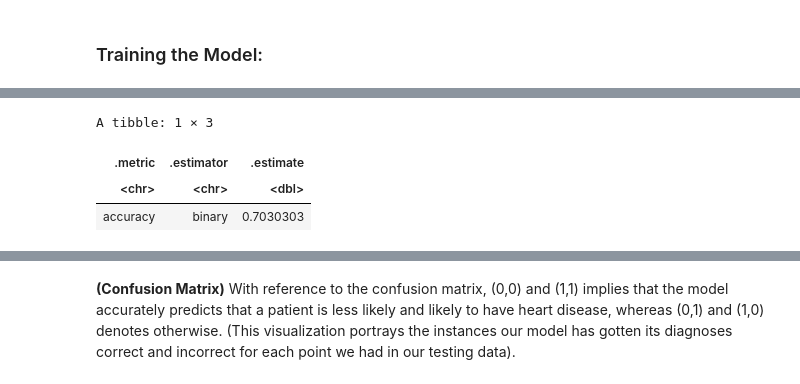
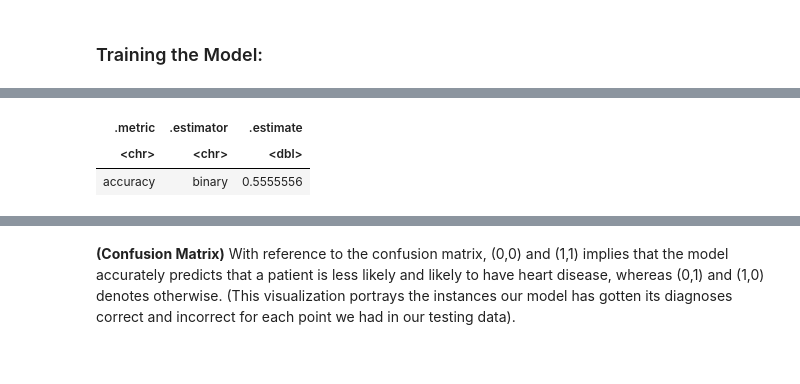
Before and after one commit to Yujinjen/group_project, a Jupyter notebook: DSCI_G36_Project_Submission.ipynb, the cells around one changed output, grey strips where cells are left out. Cells and saved outputs as stored; diff of their text form; code cells hidden in the pictures.

```diff
--- a/DSCI_G36_Project_Submission.ipynb
+++ b/DSCI_G36_Project_Submission.ipynb
@@ -280,0 +321,20 @@ Based on the correlation coefficients generated in Figure 1.2, all of the values
+# %%
+# all knn values
+set.seed(1234)
+
+knn_4 <- nearest_neighbor(weight_func = "rectangular", neighbors=4) %>%
+    set_engine("kknn") %>%
+    set_mode("classification")
+
+knn_8 <- nearest_neighbor(weight_func = "rectangular", neighbors=8) %>%
+    set_engine("kknn") %>%
+    set_mode("classification")
+
+knn_12 <- nearest_neighbor(weight_func = "rectangular", neighbors=12) %>%
+    set_engine("kknn") %>%
+    set_mode("classification")
+# knn_tune <- nearest_neighbor(weight_func = "rectangular", neighbors=tune()) %>%
+#   set_engine("kknn") %>%
+#   set_mode("classification")
+
+# grid_vals <- tibble(neighbors = seq(from = 1, to = 20))
@@ -281,27 +633,26 @@ Based on the correlation coefficients generated in Figure 1.2, all of the values
 # %%
-#this is for if we use UPSCALE
+set.seed(1234) #setting the seed to allow for reproducability
 
-knn_13 <- nearest_neighbor(weight_func = "rectangular", neighbors=13) %>%
-  set_engine("kknn") %>%
-  set_mode("classification")
-
-heart_disease_recipe_upscale <- recipe(diag ~ age + trestbps + thalach + chol + oldpeak, data = cleveland_training) %>%
+#recipe for final model, with upscaling and scaled variables
+final_recipe <- recipe(diag ~ age + trestbps + chol + thalach + oldpeak, data = cleveland_training) %>%
     step_upsample(diag, over_ratio = 1, skip = TRUE) %>%
     step_scale(all_predictors()) %>%
-    step_center(all_predictors()) %>%
-    prep()
+    step_center(all_predictors())
 
-knn_fit <- workflow() %>%
-     add_recipe(heart_disease_recipe_upscale) %>%
-     add_model(knn_13) %>%
-     fit(data = cleveland_training)
+#final workflow using training dataset, using knn model with k=4
+knn_fit_final <- workflow() %>%
+     add_recipe(final_recipe) %>%
+     add_model(knn_4) %>%
+     fit(data=cleveland_training)
 
-pred <- predict(knn_fit, cleveland_training) %>%
-    bind_cols(cleveland_training)
+#prediction table using testing data
+predict_final <- predict(knn_fit_final, cleveland_testing) %>%
+    bind_cols(cleveland_testing)
 
-accuracy <- pred %>%
-    metrics(truth = diag, estimate = .pred_class) %>%
-    filter(.metric == "accuracy")
+#prediction table using testing data
+accuracies_final <- predict_final %>%
+     metrics(truth = diag, estimate = .pred_class) %>%
+     filter(.metric == "accuracy")
 
-accuracy
+accuracies_final
 # %% [output]
@@ -313,4 +660,3 @@ Call `lifecycle::last_warnings()` to see where this warning was generated.”
-A tibble: 1 × 3
 | .metric | .estimator | .estimate |
 | <chr> | <chr> | <dbl> |
-| accuracy | binary | 0.7030303 |
+| accuracy | binary | 0.5555556 |
```
Also changed, not shown: parts of 21 cells of this notebook.
